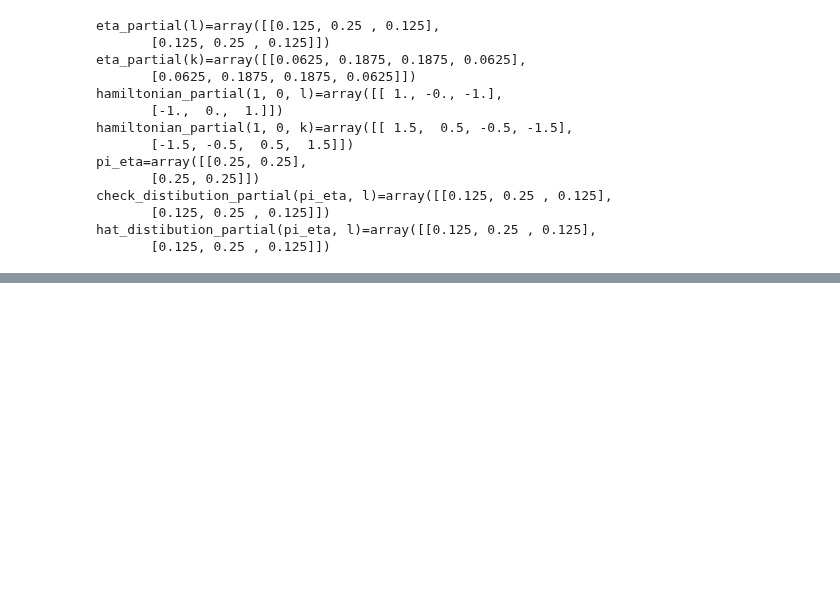
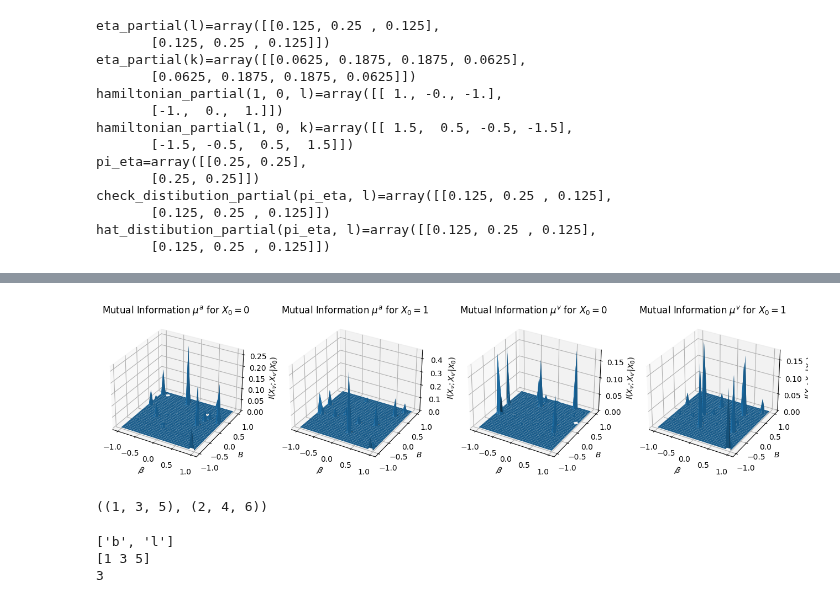
Before and after one commit to YizhongHu/statistical_mechanics_on_graphs, a Jupyter notebook: src/ising_bipartite.ipynb, the cells around one changed output, grey strips where cells are left out. Cells and saved outputs as stored; diff of their text form; code cells hidden in the pictures; blank space fills up the shorter version.

Commit message:
ising bptt numerics, cond ind

```diff
--- a/src/ising_bipartite.ipynb
+++ b/src/ising_bipartite.ipynb
@@ -346,0 +410,48 @@ print(np.outer(ver_dist_x1, ver_dist_x2))
+# %%
+fig = plt.figure(figsize=(16, 4))
+ax1 = fig.add_subplot(141, projection='3d')
+ax1.plot_surface(betam, Bm, mutual_info_a_0.reshape(31, 31))
+ax1.set_xlabel('$\\beta$')
+ax1.set_ylabel('$B$')
+ax1.set_zlabel('$I(X_v; X_{v\'} | X_0)$')
+ax1.set_title('Mutual Information $\mu^a$ for $X_0=0$')
+ax2 = fig.add_subplot(142, projection='3d')
+ax2.plot_surface(betam, Bm, mutual_info_a_1.reshape(31, 31))
+ax2.set_xlabel('$\\beta$')
+ax2.set_ylabel('$B$')
+ax2.set_zlabel('$I(X_v; X_{v\'} | X_0)$')
+ax2.set_title('Mutual Information $\mu^a$ for $X_0=1$')
+ax3 = fig.add_subplot(143, projection='3d')
+ax3.plot_surface(betam, Bm, mutual_info_v_0.reshape(31, 31))
+ax3.set_xlabel('$\\beta$')
+ax3.set_ylabel('$B$')
+ax3.set_zlabel('$I(X_v; X_{v\'} | X_0)$')
+ax3.set_title('Mutual Information $\mu^v$ for $X_0=0$')
+ax4 = fig.add_subplot(144, projection='3d')
+ax4.plot_surface(betam, Bm, mutual_info_v_1.reshape(31, 31))
+ax4.set_xlabel('$\\beta$')
+ax4.set_ylabel('$B$')
+ax4.set_zlabel('$I(X_v; X_{v\'} | X_0)$')
+ax4.set_title('Mutual Information $\mu^v$ for $X_0=1$')
+
+plt.savefig(f'../img/Ising_bptt/CI_l{l}_k{k}.png')
+# %% [output]
+[figure, added]
+# %%
+a = [(1, 2), (3, 4), (5, 6)]
+b, c = zip(*a)
+with open('test.npz', 'wb+') as file:
+    np.savez(file, b=b, l=3)
+b, c
+# %% [output]
+((1, 3, 5), (2, 4, 6))
+# %%
+with open('test.npz', 'rb') as file:
+    npzfile = np.load('test.npz')
+print(npzfile.files)
+print(npzfile['b'])
+print(npzfile['l'])
+# %% [output]
+['b', 'l']
+[1 3 5]
+3
```
Also changed, not shown: parts of 6 cells of this notebook, 1 other file.
